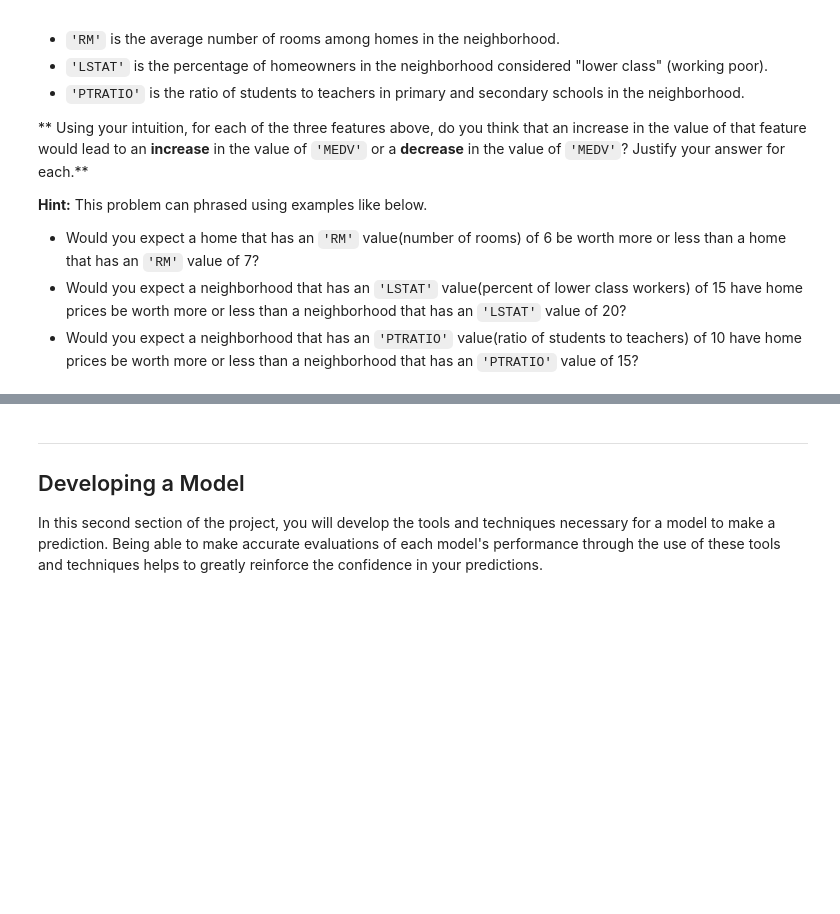
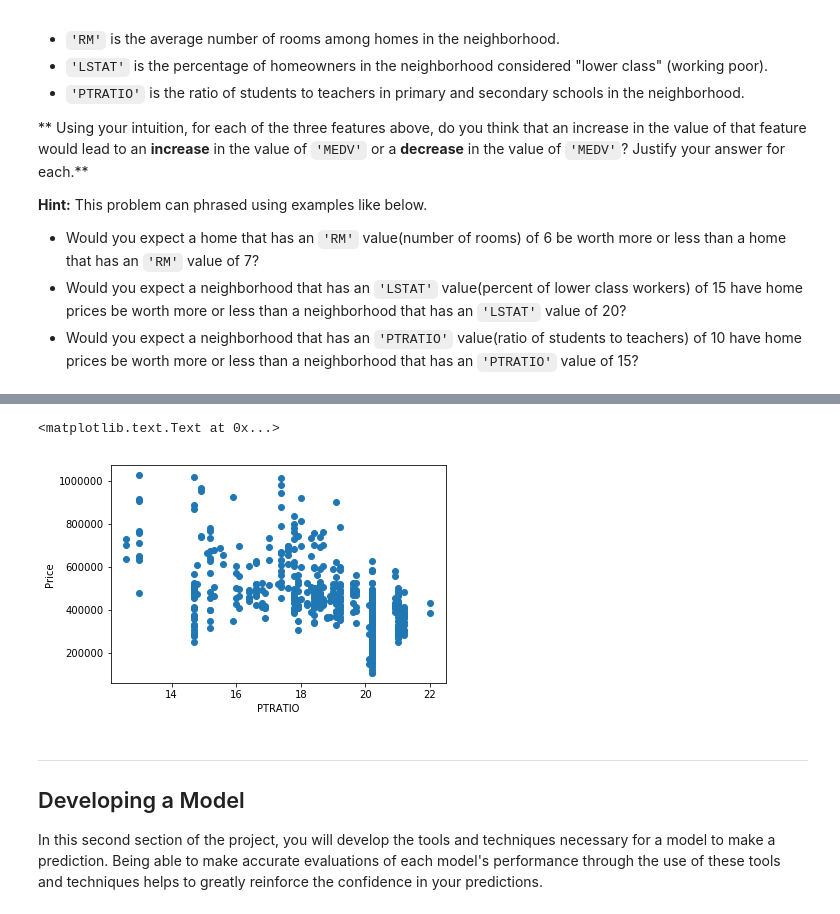
Before and after one commit to csawtelle/udacity-machine-learning-nanodegree, a Jupyter notebook: boston_housing/boston_housing.ipynb, the cells around one changed output, grey strips where cells are left out. Saved outputs shown, nothing was run; the diff lists cells and outputs as text; code cells hidden in the pictures; blank space fills up the shorter version.

```diff
--- a/boston_housing/boston_housing.ipynb
+++ b/boston_housing/boston_housing.ipynb
@@ -114,3 +133,10 @@ Schools with lower student to teacher ratio are generally in higher income areas
+# %%
+plt.scatter(features['PTRATIO'], prices)
+plt.ylabel('Price')
+plt.xlabel('PTRATIO')
+# %% [output]
+<matplotlib.text.Text at 0x...>
+[figure, added]
 # %% [markdown]
 ----
 
```
Also changed, not shown: parts of 9 cells of this notebook, 3 other files.
